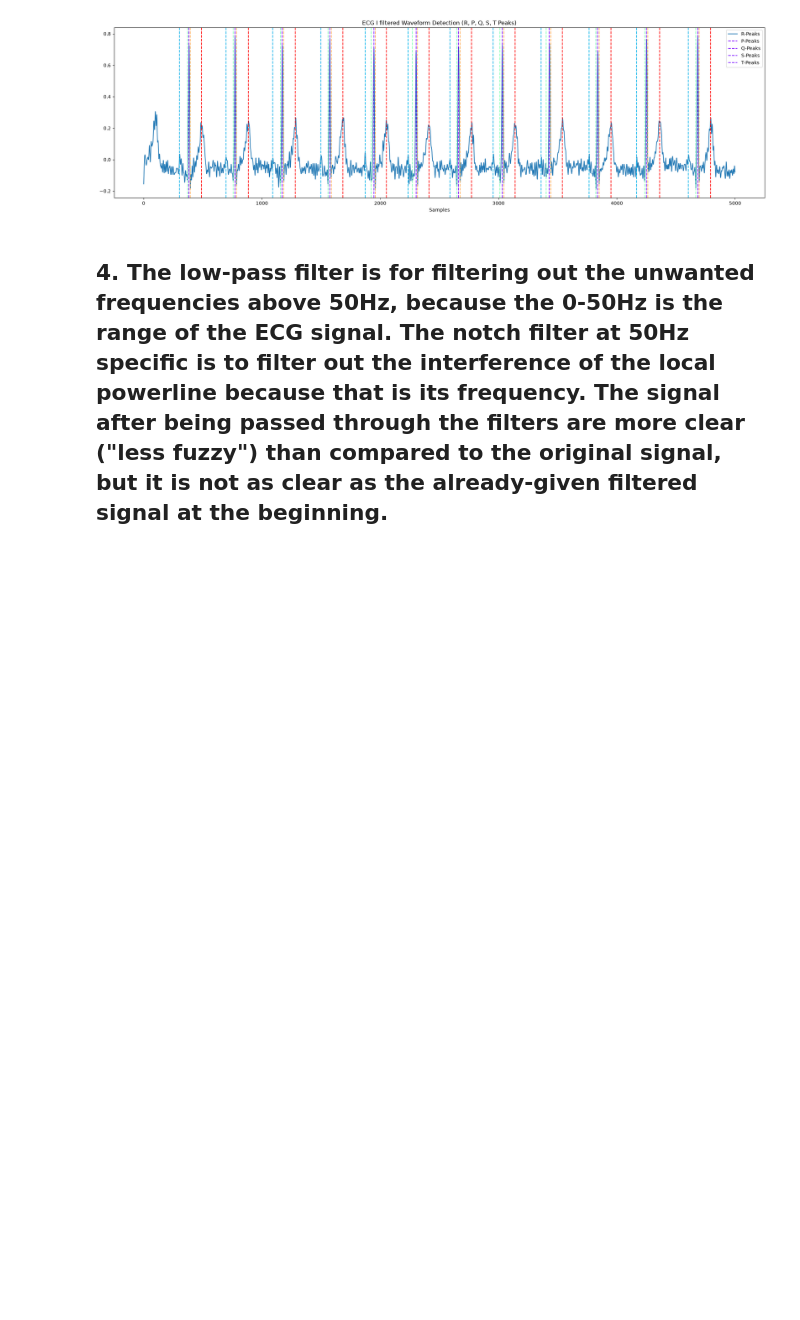
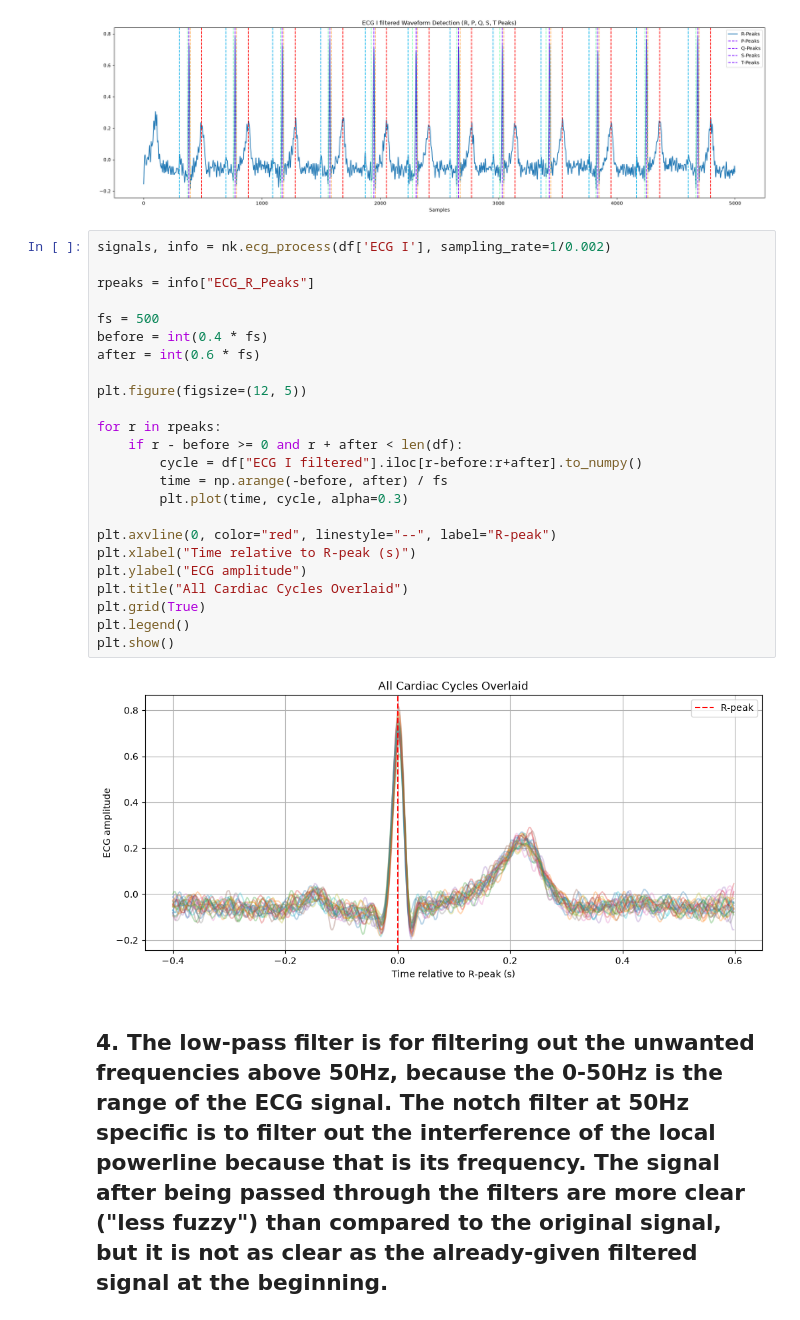
Before and after one commit to namtu06/healthcare-decision-support, a Jupyter notebook: Ex1/ex1.ipynb, the cells around one changed output. Cells and saved outputs as stored; diff of their text form; blank space fills up the shorter version.

Commit message:
Update missing plots

```diff
--- a/Ex1/ex1.ipynb
+++ b/Ex1/ex1.ipynb
@@ -119,6 +121,32 @@ for ecg in ["ECG I", "ECG I filtered"]:
 # %% [output]
 [figure]
 [figure]
+# %%
+signals, info = nk.ecg_process(df['ECG I'], sampling_rate=1/0.002)
+
+rpeaks = info["ECG_R_Peaks"]
+
+fs = 500
+before = int(0.4 * fs)
+after = int(0.6 * fs)
+
+plt.figure(figsize=(12, 5))
+
+for r in rpeaks:
+    if r - before >= 0 and r + after < len(df):
+        cycle = df["ECG I filtered"].iloc[r-before:r+after].to_numpy()
+        time = np.arange(-before, after) / fs
+        plt.plot(time, cycle, alpha=0.3)
+
+plt.axvline(0, color="red", linestyle="--", label="R-peak")
+plt.xlabel("Time relative to R-peak (s)")
+plt.ylabel("ECG amplitude")
+plt.title("All Cardiac Cycles Overlaid")
+plt.grid(True)
+plt.legend()
+plt.show()
+# %% [output]
+[figure, added]
 # %% [markdown]
 ## 4. The low-pass filter is for filtering out the unwanted frequencies above 50Hz, because the 0-50Hz is the range of the ECG signal. The notch filter at 50Hz specific is to filter out the interference of the local powerline because that is its frequency. The signal after being passed through the filters are more clear ("less fuzzy") than compared to the original signal, but it is not as clear as the already-given filtered signal at the beginning.
 # %% [markdown]
```
Also changed, not shown: parts of 1 cell of this notebook, 2 other files.
